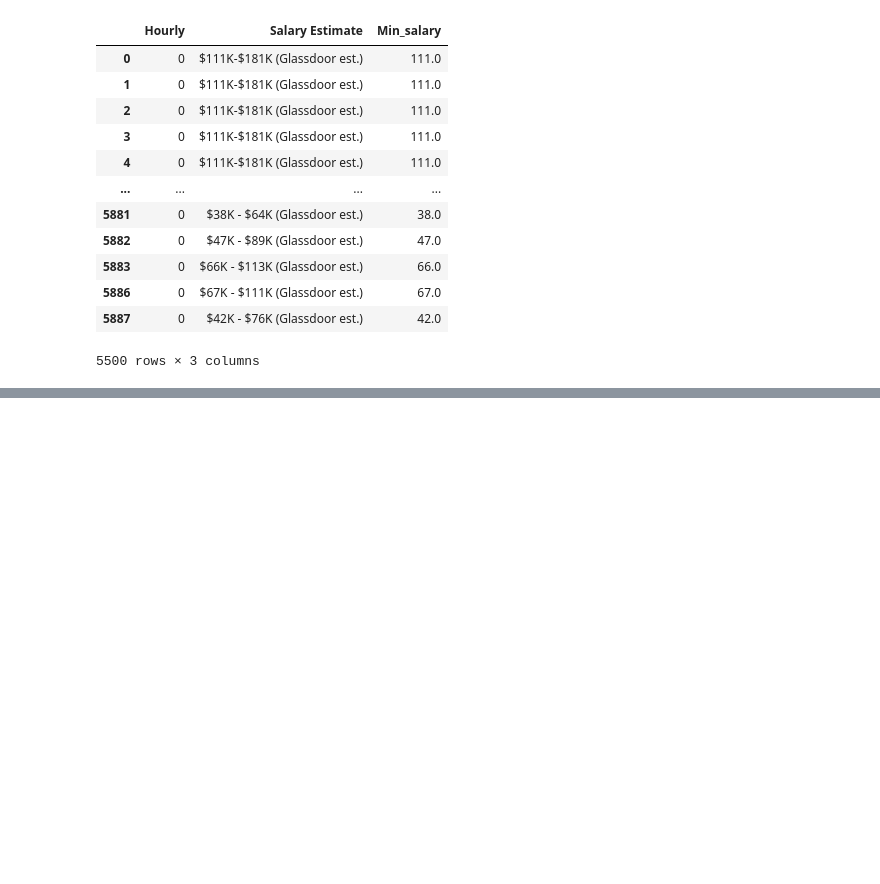
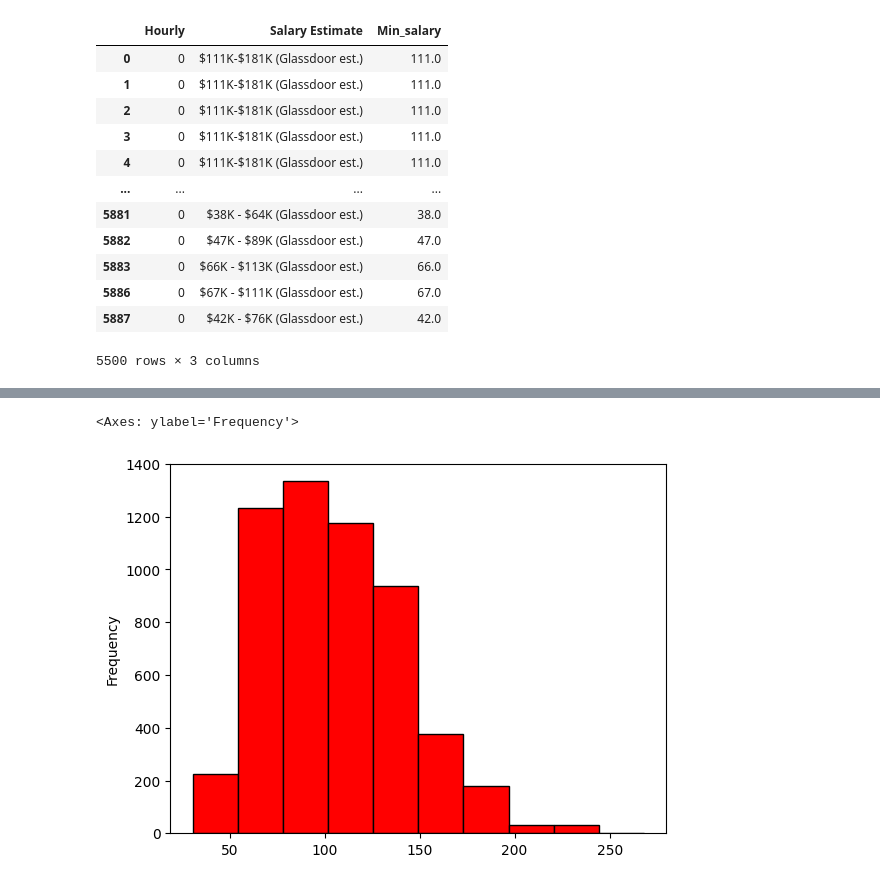
Before and after one commit to larijanim/python, a Jupyter notebook: week2Maryam.ipynb, the cells around one changed output, grey strips where cells are left out. Drawn from its saved outputs; the diff is of its cells as text; code cells hidden in the pictures; blank space fills up the shorter version.

```diff
--- a/week2Maryam.ipynb
+++ b/week2Maryam.ipynb
@@ -462,0 +529,5 @@ df['Company_age'] = df['Founded'].apply(lambda x: 2024-int(x) if int(x)>0 else -
+# %%
+df['Average_salary'].plot.hist(bins=10, color='red', edgecolor='black')
+# %% [output]
+<Axes: ylabel='Frequency'>
+[figure, added]
```
Also changed, not shown: parts of 19 cells of this notebook.
